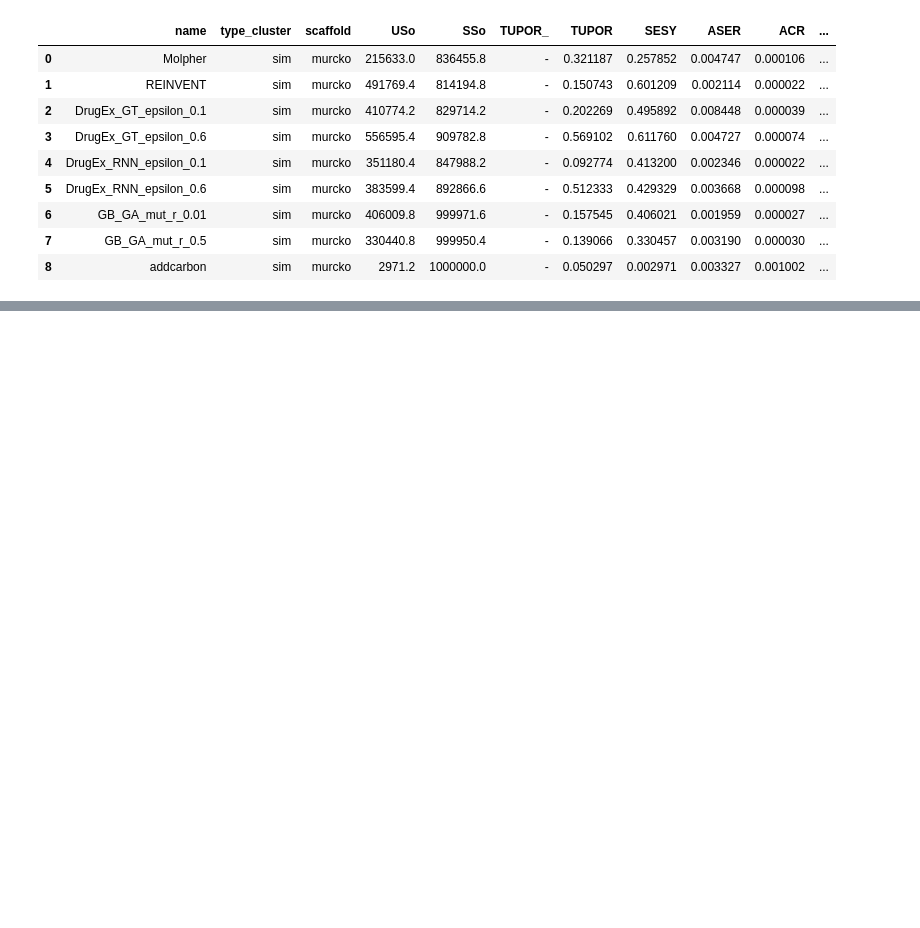
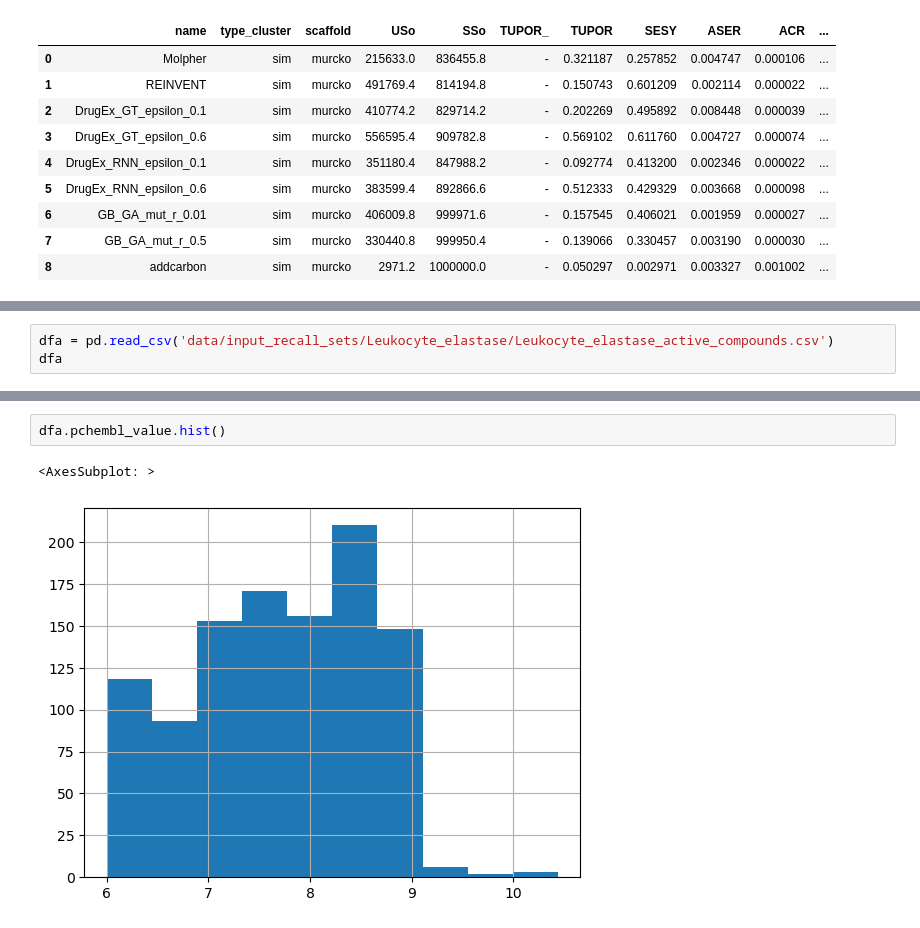
Before and after one commit to filvaleriia/scaffold-based-metrics, a Jupyter notebook: Untitled.ipynb, the cells around one changed output, grey strips where cells are left out. Saved outputs shown, nothing was run; the diff lists cells and outputs as text; blank space fills up the shorter version.

```diff
--- a/Untitled.ipynb
+++ b/Untitled.ipynb
@@ -251,0 +254,3 @@ for type_cluster in ['dis', 'sim']:
+# %%
+dfa = pd.read_csv('data/input_recall_sets/Leukocyte_elastase/Leukocyte_elastase_active_compounds.csv')
+dfa
@@ -251,0 +271,5 @@ for type_cluster in ['dis', 'sim']:
+# %%
+dfa.pchembl_value.hist()
+# %% [output]
+<AxesSubplot: >
+[figure, added]
```
Also changed, not shown: parts of 9 cells of this notebook, 37 other files.
